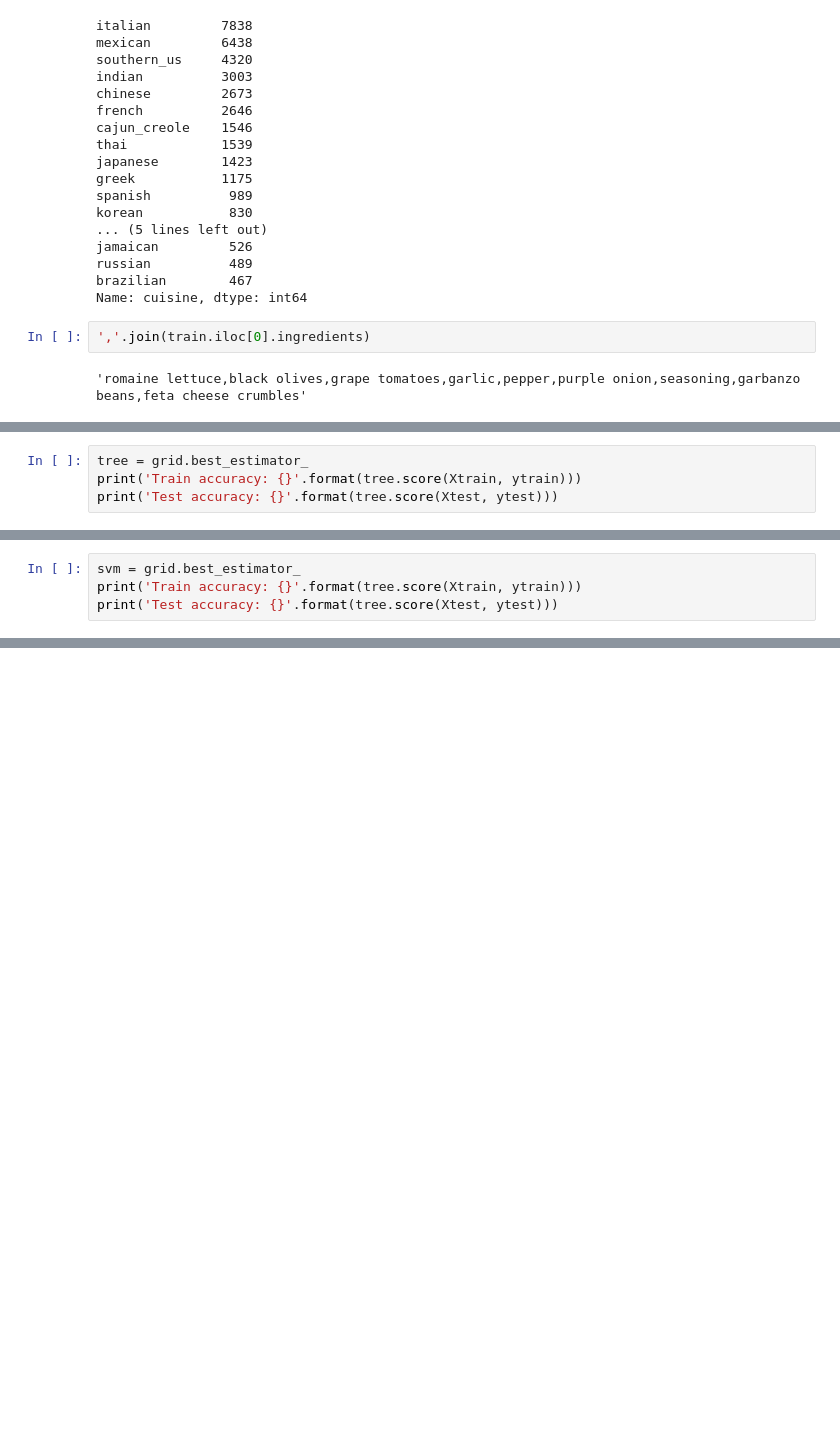
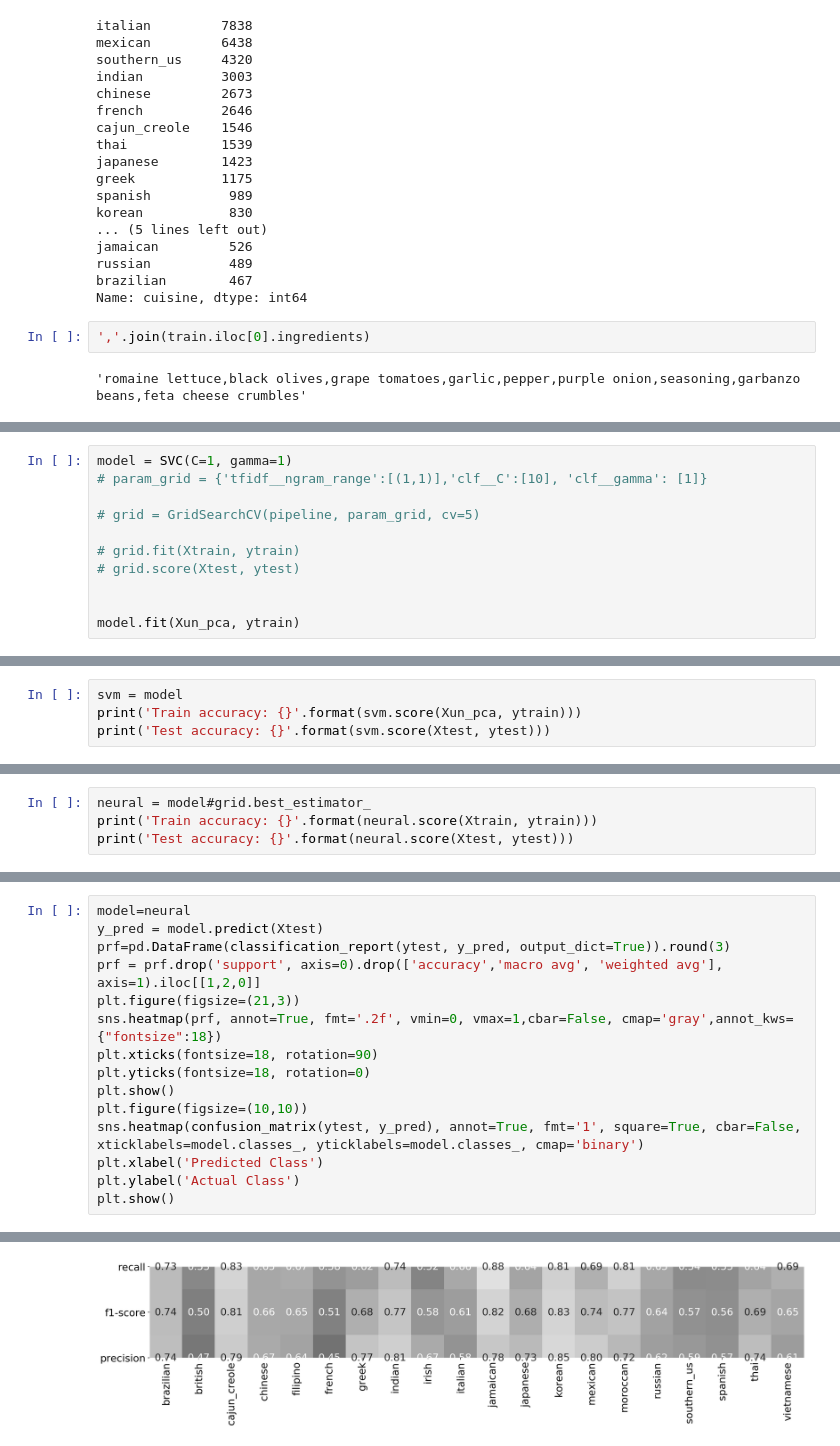
Before and after one commit to abpaudel/cuisine-classification, a Jupyter notebook: Classification.ipynb, the cells around one changed output, grey strips where cells are left out. Saved outputs shown, nothing was run; the diff lists cells and outputs as text; blank space fills up the shorter version.

```diff
--- a/Classification.ipynb
+++ b/Classification.ipynb
@@ -190,0 +197,11 @@ grid.best_params_
+# %%
+model = SVC(C=1, gamma=1)
+# param_grid = {'tfidf__ngram_range':[(1,1)],'clf__C':[10], 'clf__gamma': [1]}
+
+# grid = GridSearchCV(pipeline, param_grid, cv=5)
+
+# grid.fit(Xtrain, ytrain)
+# grid.score(Xtest, ytest)
+
+
+model.fit(Xun_pca, ytrain)
@@ -191,5 +213,5 @@ grid.best_params_
 # %%
-tree = grid.best_estimator_
-print('Train accuracy: {}'.format(tree.score(Xtrain, ytrain)))
-print('Test accuracy: {}'.format(tree.score(Xtest, ytest)))
+svm = model
+print('Train accuracy: {}'.format(svm.score(Xun_pca, ytrain)))
+print('Test accuracy: {}'.format(svm.score(Xtest, ytest)))
 # %% [output]
@@ -224,7 +220,3 @@ grid.best_params_
-# %%
-svm = grid.best_estimator_
-print('Train accuracy: {}'.format(tree.score(Xtrain, ytrain)))
-print('Test accuracy: {}'.format(tree.score(Xtest, ytest)))
 # %%
 model=svm
 y_pred = model.predict(Xtest)
@@ -242,0 +259,4 @@ plt.show()
+# %%
+neural = model#grid.best_estimator_
+print('Train accuracy: {}'.format(neural.score(Xtrain, ytrain)))
+print('Test accuracy: {}'.format(neural.score(Xtest, ytest)))
@@ -242,0 +268,16 @@ plt.show()
+# %%
+model=neural
+y_pred = model.predict(Xtest)
+prf=pd.DataFrame(classification_report(ytest, y_pred, output_dict=True)).round(3)
+prf = prf.drop('support', axis=0).drop(['accuracy','macro avg', 'weighted avg'], axis=1).iloc[[1,2,0]]
+plt.figure(figsize=(21,3))
+sns.heatmap(prf, annot=True, fmt='.2f', vmin=0, vmax=1,cbar=False, cmap='gray',annot_kws={"fontsize":18})
+plt.xticks(fontsize=18, rotation=90)
+plt.yticks(fontsize=18, rotation=0)
+plt.show()
+plt.figure(figsize=(10,10))
+sns.heatmap(confusion_matrix(ytest, y_pred), annot=True, fmt='1', square=True, cbar=False, xticklabels=model.classes_, yticklabels=model.classes_, cmap='binary')
+plt.xlabel('Predicted Class')
+plt.ylabel('Actual Class')
+plt.show()
+# %% [output]
@@ -242,0 +285 @@ plt.show()
+[figure, added]
```
Also changed, not shown: parts of 40 cells of this notebook.
